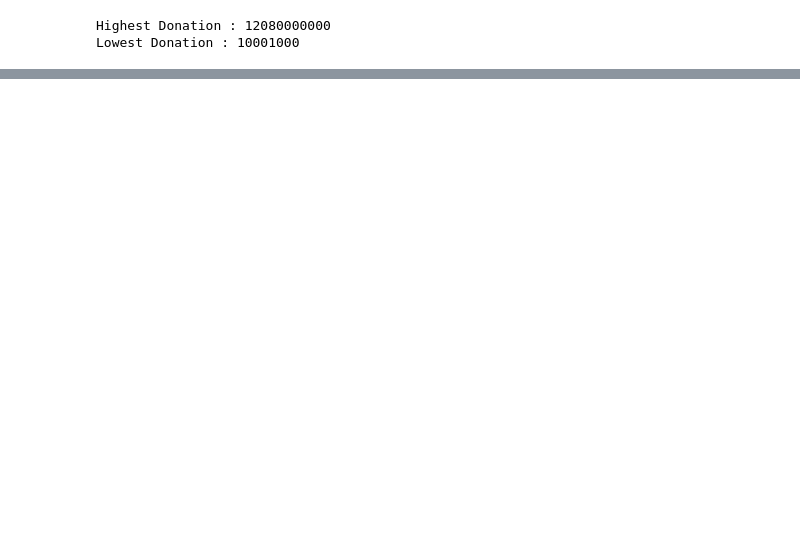
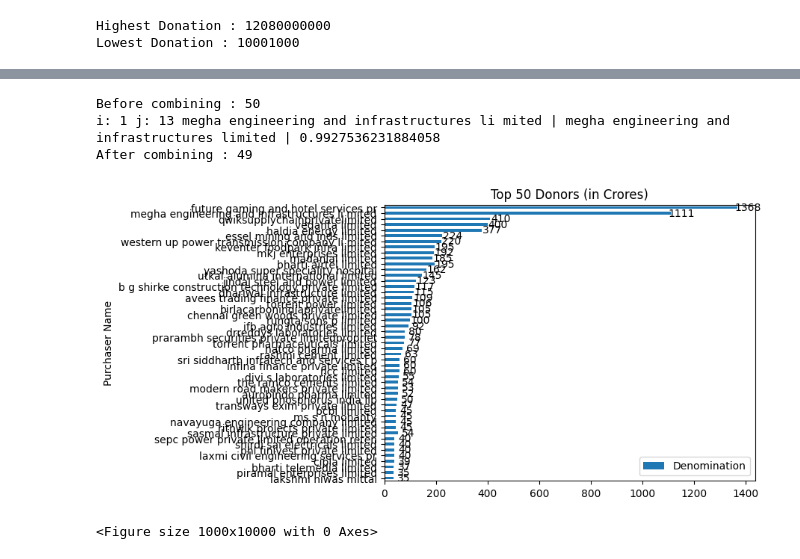
Before and after one commit to neerajgoyal12/electoral_bonds, a Jupyter notebook: notebook.ipynb, the cells around one changed output, grey strips where cells are left out. Drawn from its saved outputs; the diff is of its cells as text; code cells hidden in the pictures; blank space fills up the shorter version.

```diff
--- a/notebook.ipynb
+++ b/notebook.ipynb
@@ -221,27 +244,35 @@ top_50_donors_reseted.head()
 # %%
-# print(f"Before combining : {len(top_50_donors_reseted)}")
-# top_50_donors_combined = combine_similar_names(top_50_donors_reseted, threshold=0.90)
-# print(f"After combining : {len(top_50_donors_combined)}")
+print(f"Before combining : {len(top_50_donors_reseted)}")
+top_50_donors_combined = combine_similar_names(top_50_donors_reseted, threshold=0.90)
+print(f"After combining : {len(top_50_donors_combined)}")
+# %% [output]
+Before combining : 50
+i: 1 j: 13 megha engineering and infrastructures li mited | megha engineering and infrastructures limited | 0.9927536231884058
+After combining : 49
 # %%
-ax = top_50_donors_reseted.plot.barh(x=pnstr, y=denostr)
+ax = top_50_donors_combined.plot.barh(x=pnstr, y=denostr, )
 
 # Add labels for the denominations on the right side of the bars
 for i, bar in enumerate(ax.patches):
-    ax.text(bar.get_width() + 50, bar.get_y() + bar.get_height() / 2,
+    ax.text(bar.get_width() + 40, bar.get_y() + bar.get_height() / 2,
             str(int(bar.get_width())), ha='center', va='center')
 
 # Invert the y-axis to show the highest values at the top
 plt.gca().invert_yaxis()
 
 # Add a title and show the plot
 plt.title("Top 50 Donors (in Crores)")
 
 import os
 
 # Create the directory if it doesn't exist
 if not os.path.exists('data'):
   os.makedirs('data')
 
 # Save the figure
-plt.savefig('data/top_50_donors_in_crore.png', bbox_inches='tight')
+plt.savefig('data/top_50_donors_in_crore.png')
+plt.figure(figsize=(10,100))
 plt.show()
+# %% [output]
+[figure, added]
+<Figure size 1000x10000 with 0 Axes>
```
Also changed, not shown: parts of 10 cells of this notebook.
